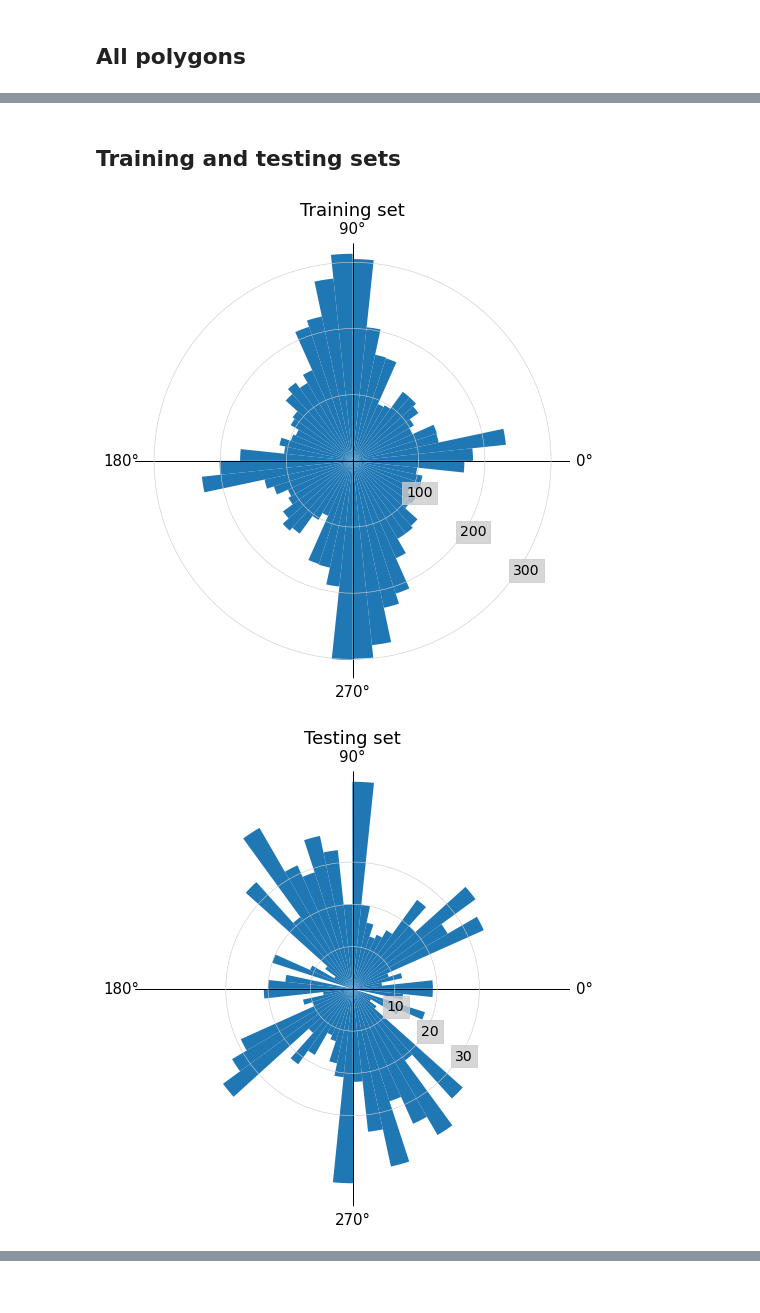
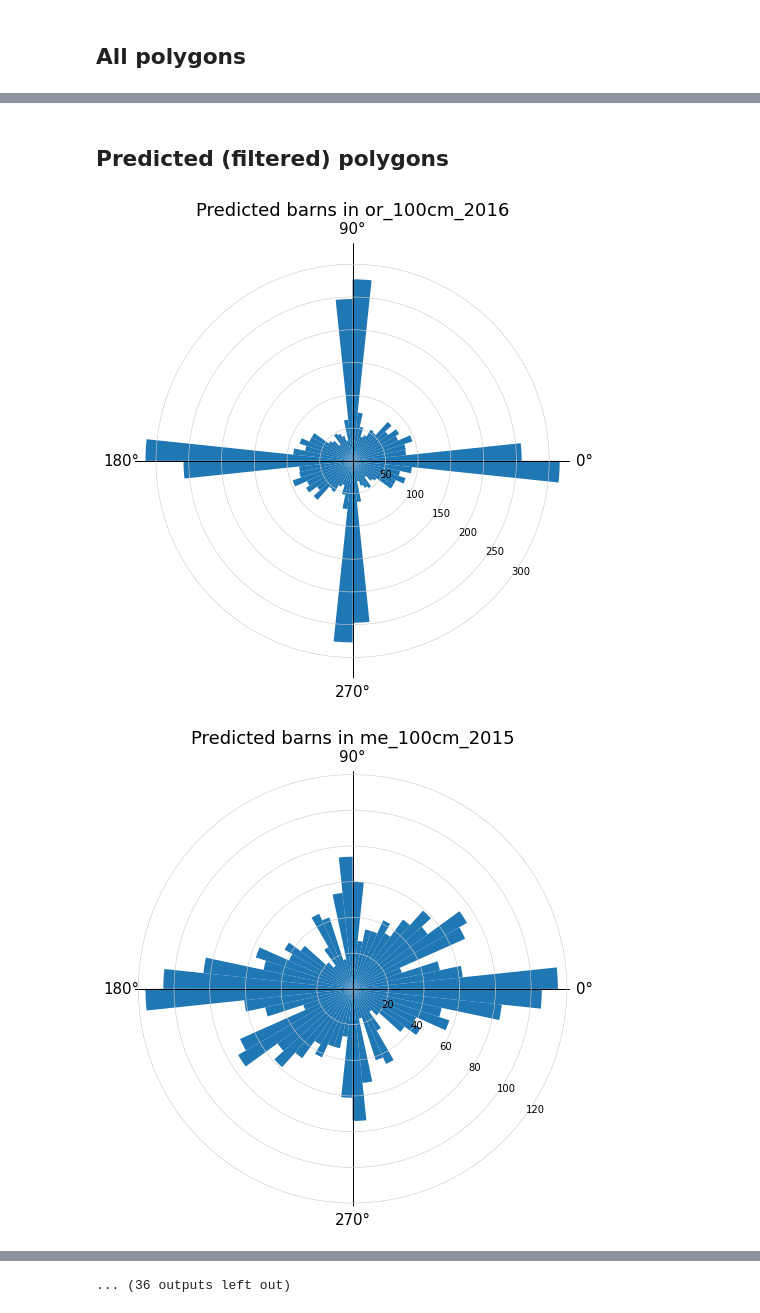
Before and after one commit to microsoft/poultry-cafos, a Jupyter notebook: notebooks/Figures - Histogram of angles.ipynb, the cells around one changed output, grey strips where cells are left out. Cells and saved outputs as stored; diff of their text form; code cells hidden in the pictures.

```diff
--- a/notebooks/Figures - Histogram of angles.ipynb
+++ b/notebooks/Figures - Histogram of angles.ipynb
@@ -165,12 +166,20 @@ show_plot(xs, "All Delmarva")
-# %% [markdown]
-## Training and testing sets
-# %%
-xs = get_rotations("../data/delmarva_training_set_polygons.geojson")
-show_plot(xs, "Training set")
-# %% [output]
-[figure, removed]
-# %%
-xs = get_rotations("../data/delmarva_testing_set_polygons.geojson")
-show_plot(xs, "Testing set", [10,20,30])
-# %% [output]
-[figure, removed]
+# %% [markdown]
+## Predicted (filtered) polygons
+# %%
+fns = pd.read_csv("../data/naip_most_recent_100cm.csv")["image_fn"].values
+valid_state_years = set([
+    fn.split("/")[7]
+    for fn in fns
+])
+# %%
+for state_year in valid_state_years:
+
+    xs = get_rotations(
+        "../output/tmp/full-usa-3-13-2021_filtered.gpkg",
+        lambda x: state_year not in x["properties"]["image_url"]
+    )
+
+    show_plot(xs, f"Predicted barns in {state_year}", yticks=None)
+# %% [output]
+[figure, added]
+[figure, added]
@@ -176,0 +196 @@ show_plot(xs, "Testing set", [10,20,30])
+... (36 outputs left out)
```
Also changed, not shown: parts of 6 cells of this notebook, 4 other files.
